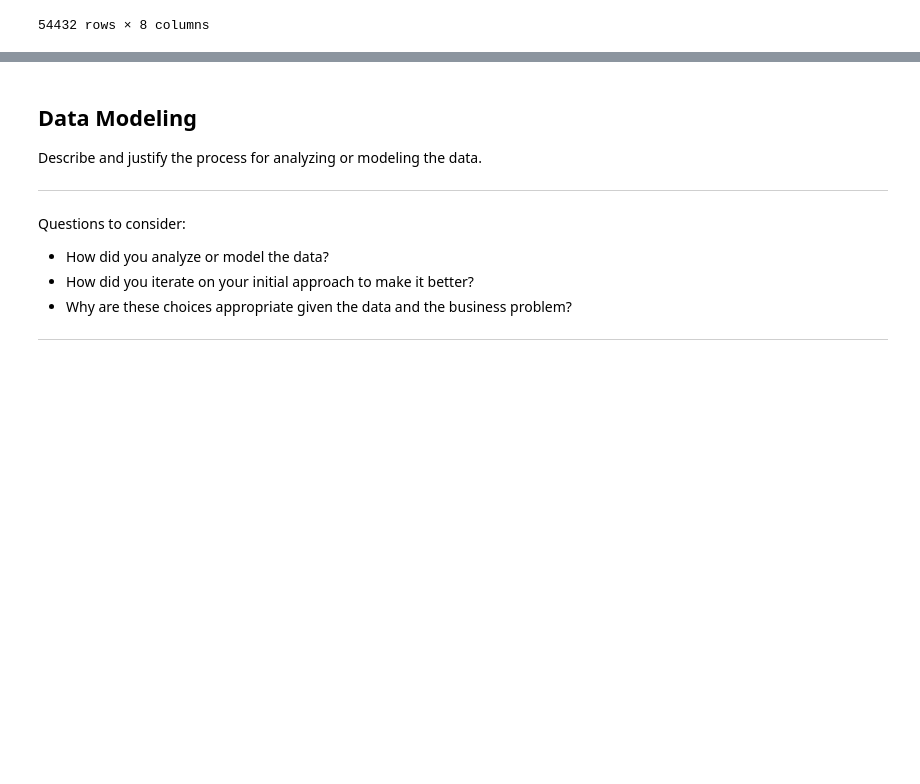
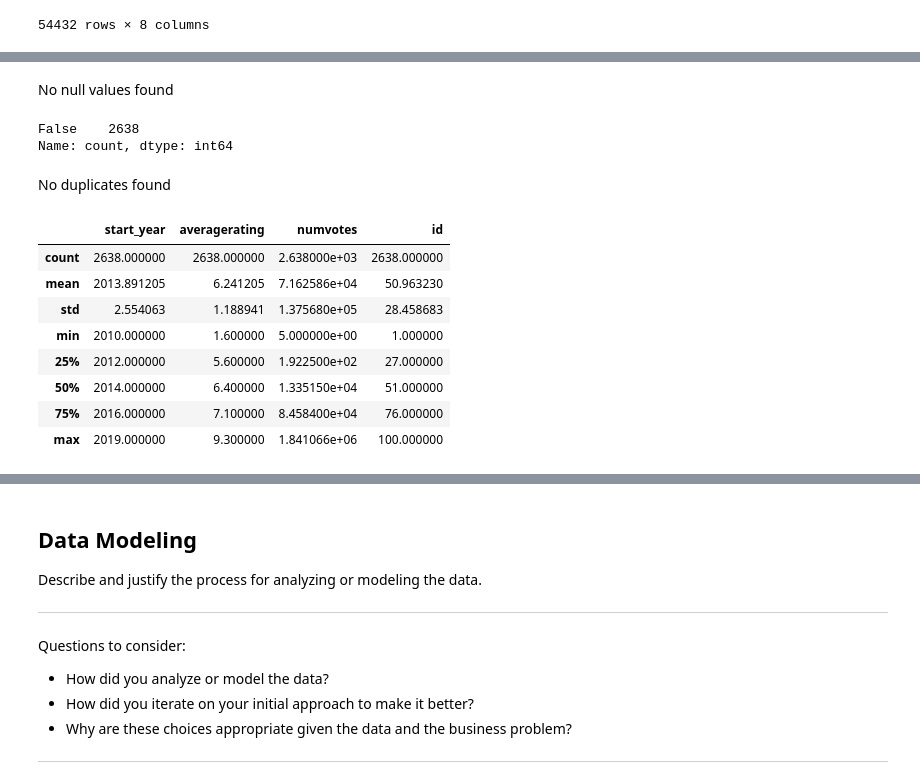
Before and after one commit to Kosilei-web/Phase_2_project_Group_5, a Jupyter notebook: index.ipynb, the cells around one changed output, grey strips where cells are left out. Saved outputs shown, nothing was run; the diff lists cells and outputs as text; code cells hidden in the pictures; blank space fills up the shorter version.

```diff
--- a/index.ipynb
+++ b/index.ipynb
@@ -330,0 +379,24 @@ print(df_budgets)
+# %% [markdown]
+ No null values found
+# %%
+#Checking for duplicates
+
+matched_df.duplicated().value_counts()
+# %% [output]
+False    2638
+Name: count, dtype: int64
+# %% [markdown]
+No duplicates found
+# %%
+#Summary statistics
+matched_df.describe()
+# %% [output]
+|  | start_year | averagerating | numvotes | id |
+| count | 2638.000000 | 2638.000000 | 2.638000e+03 | 2638.000000 |
+| mean | 2013.891205 | 6.241205 | 7.162586e+04 | 50.963230 |
+| std | 2.554063 | 1.188941 | 1.375680e+05 | 28.458683 |
+| min | 2010.000000 | 1.600000 | 5.000000e+00 | 1.000000 |
+| 25% | 2012.000000 | 5.600000 | 1.922500e+02 | 27.000000 |
+| 50% | 2014.000000 | 6.400000 | 1.335150e+04 | 51.000000 |
+| 75% | 2016.000000 | 7.100000 | 8.458400e+04 | 76.000000 |
+| max | 2019.000000 | 9.300000 | 1.841066e+06 | 100.000000 |
```
Also changed, not shown: parts of 29 cells of this notebook, 1 other file.
